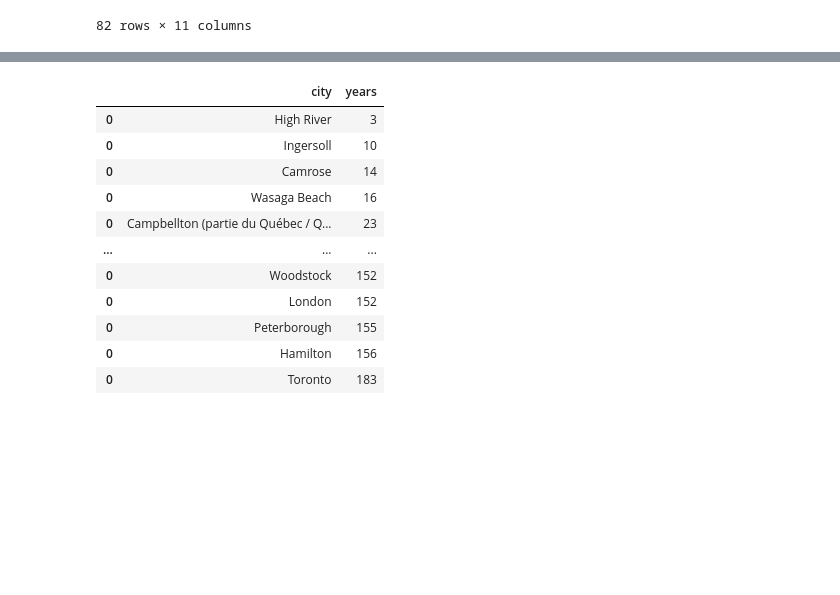
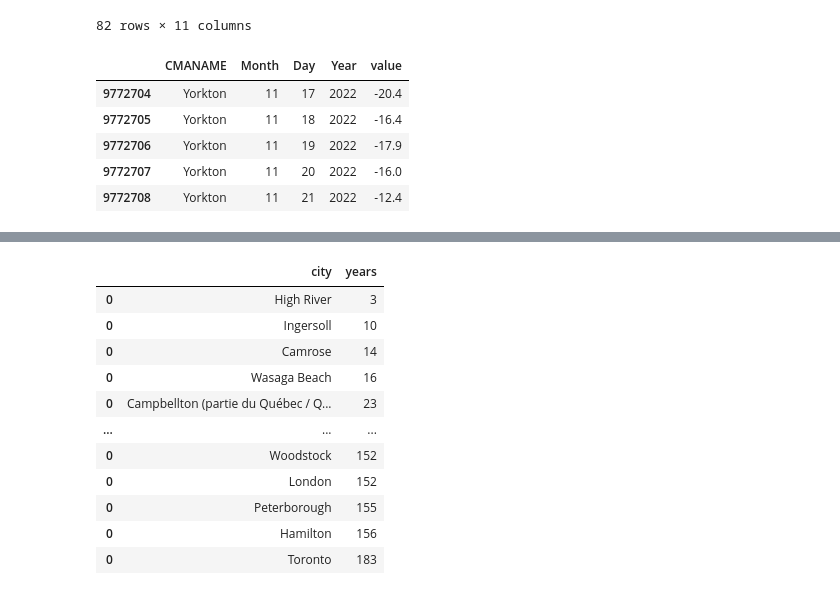
Before and after one commit to dexmcmillan/weather-records-app, a Jupyter notebook: weather_scripts/testing.ipynb, the cells around one changed output, grey strips where cells are left out. Saved outputs shown, nothing was run; the diff lists cells and outputs as text; code cells hidden in the pictures; blank space fills up the shorter version.

```diff
--- a/weather_scripts/testing.ipynb
+++ b/weather_scripts/testing.ipynb
@@ -53,0 +47,16 @@ maximums2.to_csv("./data/raw_data-min.csv")
+# %%
+minimums = (joined
+            .pivot_table(columns="Year", values="Min Temp (°C)", index=["CMANAME", "Month", "Day"], aggfunc='min')
+            .reset_index()
+            .melt(id_vars=["CMANAME", "Month", "Day"])
+            .dropna()
+            )
+
+minimums.tail()
+# %% [output]
+|  | CMANAME | Month | Day | Year | value |
+| 9772704 | Yorkton | 11 | 17 | 2022 | -20.4 |
+| 9772705 | Yorkton | 11 | 18 | 2022 | -16.4 |
+| 9772706 | Yorkton | 11 | 19 | 2022 | -17.9 |
+| 9772707 | Yorkton | 11 | 20 | 2022 | -16.0 |
+| 9772708 | Yorkton | 11 | 21 | 2022 | -12.4 |
```
Also changed, not shown: parts of 10 cells of this notebook, 7 other files.
